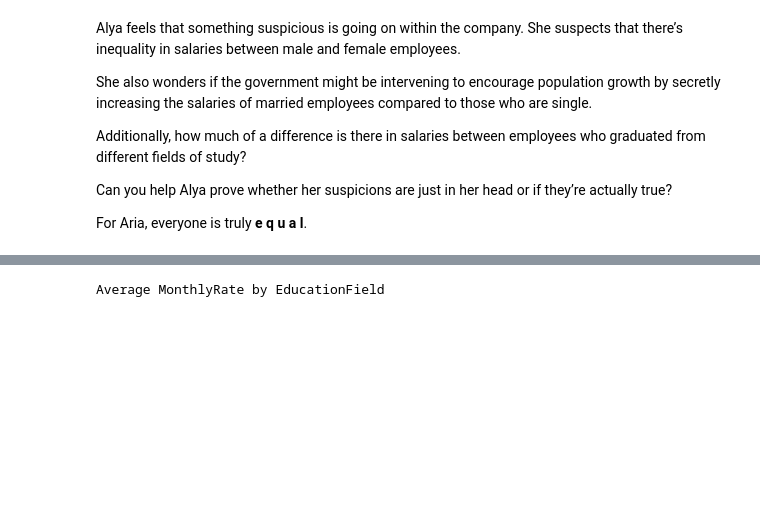
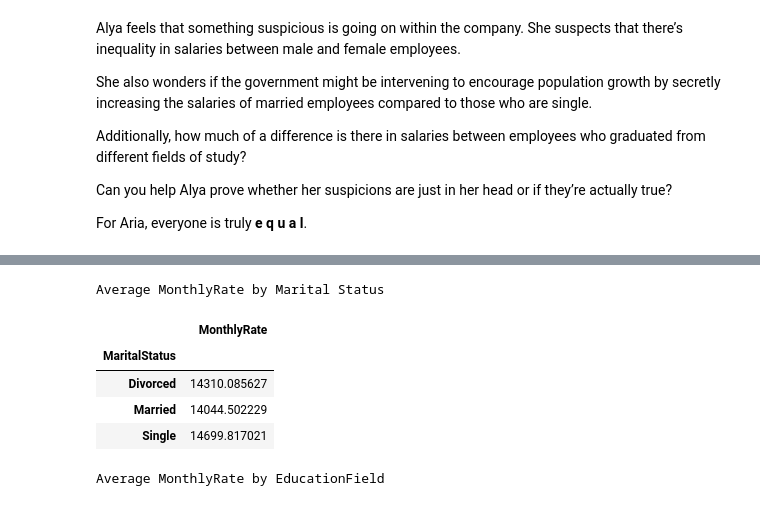
Before and after one commit to thhanabun/CPE232-Lab, a Jupyter notebook: w2/hw/HW+2+-+Types+of+Data+(INTL).ipynb, the cells around one changed output, grey strips where cells are left out. Drawn from its saved outputs; the diff is of its cells as text; code cells hidden in the pictures; blank space fills up the shorter version.

```diff
--- a/w2/hw/HW+2+-+Types+of+Data+(INTL).ipynb
+++ b/w2/hw/HW+2+-+Types+of+Data+(INTL).ipynb
@@ -213,3 +205,16 @@ Average MonthlyRate by Gender
+# %%
+marriage_rate_df = df.groupby("MaritalStatus").agg({
+    "MonthlyRate" : "mean"
+})
+print("Average MonthlyRate by Marital Status")
+marriage_rate_df
+# %% [output]
+Average MonthlyRate by Marital Status
+|  | MonthlyRate |
+| MaritalStatus |  |
+| Divorced | 14310.085627 |
+| Married | 14044.502229 |
+| Single | 14699.817021 |
 # %%
 study_rate_df = df.groupby("EducationField").agg({
     "MonthlyRate" : "mean"
```
Also changed, not shown: parts of 3 cells of this notebook.
